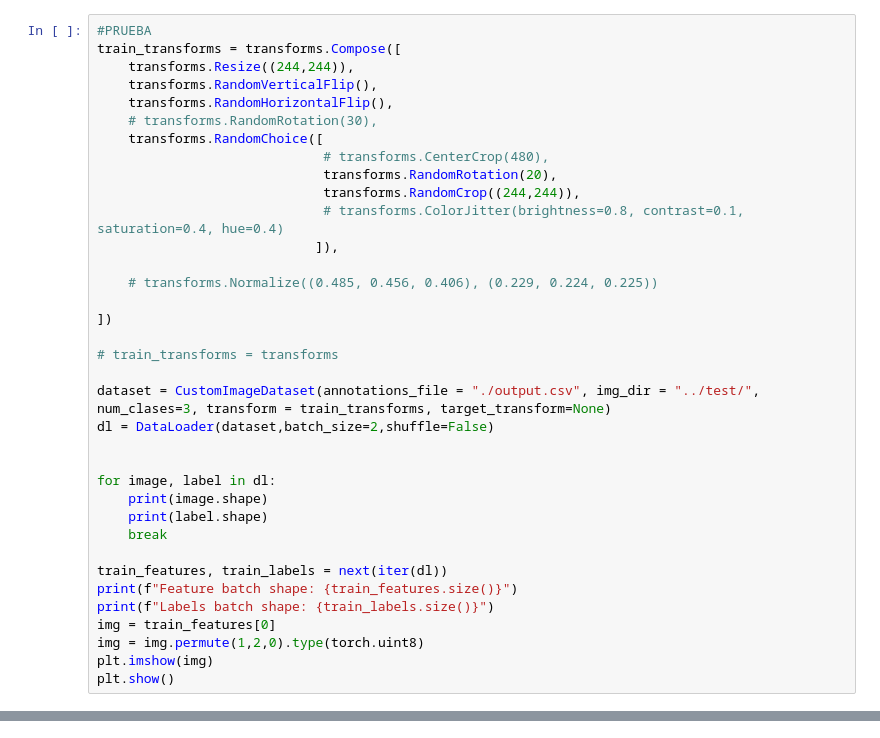
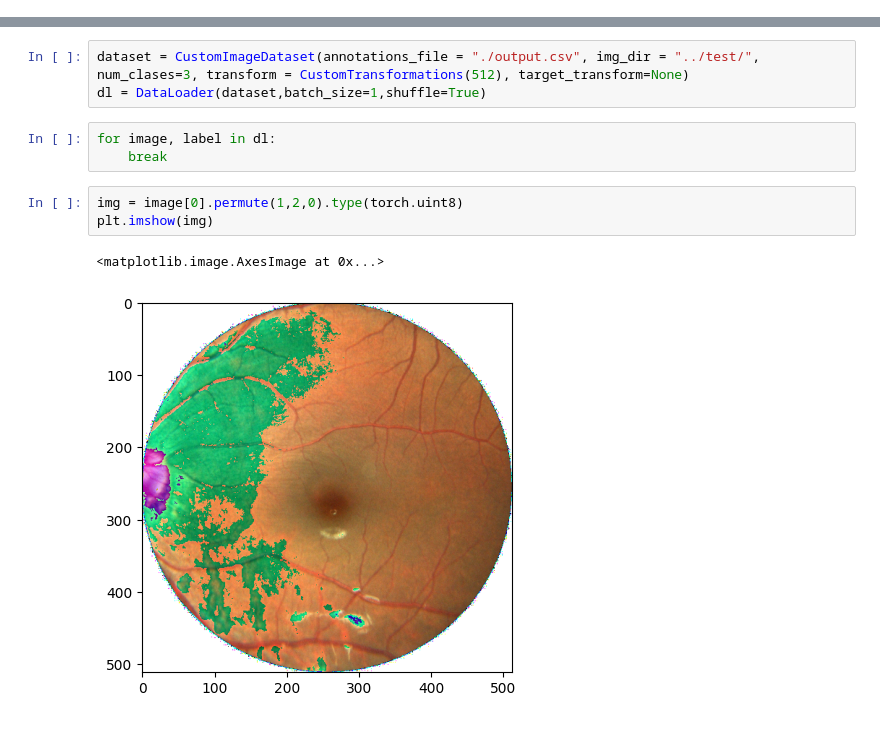
Before and after one commit to mysInma/Pathological-Myopia, a Jupyter notebook: notebooks/tests_transformations.ipynb, the cells around one changed output, grey strips where cells are left out. Saved outputs shown, nothing was run; the diff lists cells and outputs as text.

```diff
--- a/notebooks/tests_transformations.ipynb
+++ b/notebooks/tests_transformations.ipynb
@@ -13,36 +10,0 @@ NameError: name 'self' is not defined
-# %%
-#PRUEBA
-train_transforms = transforms.Compose([
-    transforms.Resize((244,244)),
-    transforms.RandomVerticalFlip(),
-    transforms.RandomHorizontalFlip(),
-    # transforms.RandomRotation(30),
-    transforms.RandomChoice([
-                             # transforms.CenterCrop(480),
-                             transforms.RandomRotation(20),
-                             transforms.RandomCrop((244,244)),
-                             # transforms.ColorJitter(brightness=0.8, contrast=0.1, saturation=0.4, hue=0.4)
-                            ]),
-
-    # transforms.Normalize((0.485, 0.456, 0.406), (0.229, 0.224, 0.225))
-
-])
-
-# train_transforms = transforms
-
-dataset = CustomImageDataset(annotations_file = "./output.csv", img_dir = "../test/", num_clases=3, transform = train_transforms, target_transform=None)
-dl = DataLoader(dataset,batch_size=2,shuffle=False)
-
-
-for image, label in dl:
-    print(image.shape)
-    print(label.shape)
-    break
-
-train_features, train_labels = next(iter(dl))
-print(f"Feature batch shape: {train_features.size()}")
-print(f"Labels batch shape: {train_labels.size()}")
-img = train_features[0]
-img = img.permute(1,2,0).type(torch.uint8)
-plt.imshow(img)
-plt.show()
@@ -87,0 +79,12 @@ Labels batch shape: torch.Size([2, 3])
+# %%
+dataset = CustomImageDataset(annotations_file = "./output.csv", img_dir = "../test/", num_clases=3, transform = CustomTransformations(512), target_transform=None)
+dl = DataLoader(dataset,batch_size=1,shuffle=True)
+# %%
+for image, label in dl:
+    break
+# %%
+img = image[0].permute(1,2,0).type(torch.uint8)
+plt.imshow(img)
+# %% [output]
+<matplotlib.image.AxesImage at 0x...>
+[figure, added]
```
Also changed, not shown: parts of 5 cells of this notebook, 4 other files.
